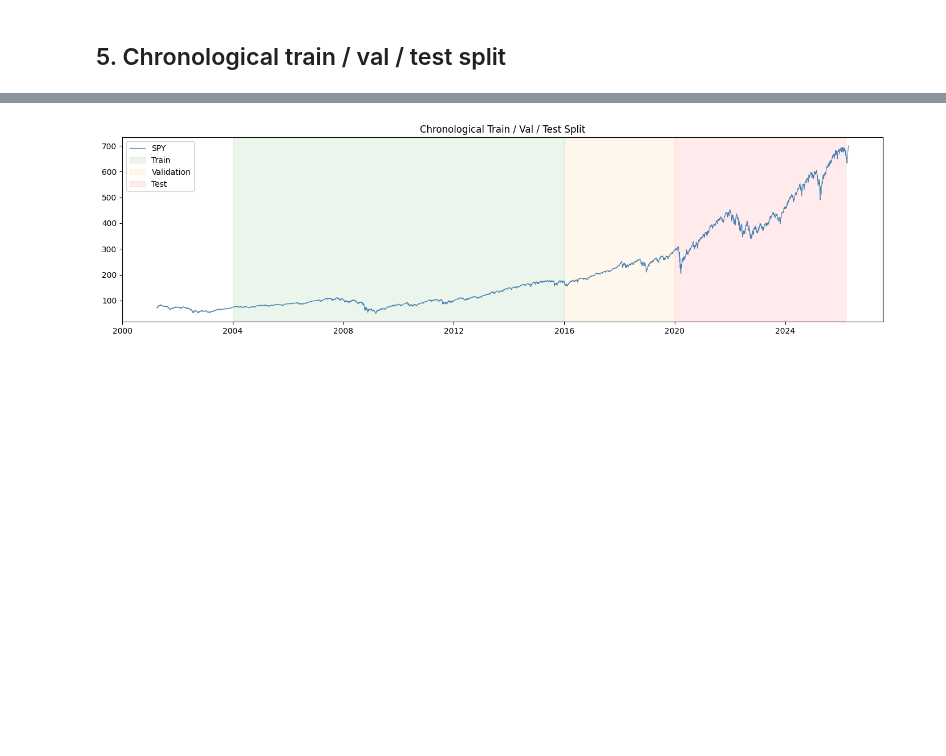
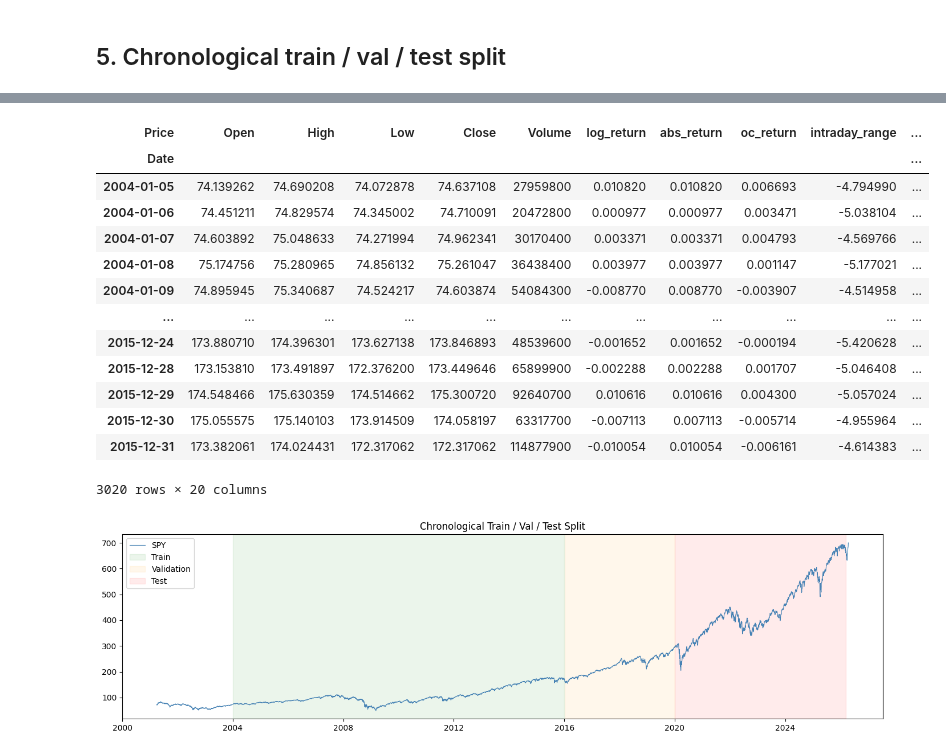
Before and after one commit to maharajhaider/StockVolatilitySight, a Jupyter notebook: notebooks/01_data_collection.ipynb, the cells around one changed output, grey strips where cells are left out. Saved outputs shown, nothing was run; the diff lists cells and outputs as text; code cells hidden in the pictures; blank space fills up the shorter version.

```diff
--- a/notebooks/01_data_collection.ipynb
+++ b/notebooks/01_data_collection.ipynb
@@ -244,6 +261,23 @@ Split
 Train       2004-01-05  2015-12-31  3020
 Validation  2016-01-04  2019-12-31  1006
 Test        2020-01-02  2026-03-16  1558
+# %%
+train
+# %% [output]
+| Price | Open | High | Low | Close | Volume | log_return | abs_return | oc_return | intraday_range | ... |
+| Date |  |  |  |  |  |  |  |  |  | ... |
+| 2004-01-05 | 74.139262 | 74.690208 | 74.072878 | 74.637108 | 27959800 | 0.010820 | 0.010820 | 0.006693 | -4.794990 | ... |
+| 2004-01-06 | 74.451211 | 74.829574 | 74.345002 | 74.710091 | 20472800 | 0.000977 | 0.000977 | 0.003471 | -5.038104 | ... |
+| 2004-01-07 | 74.603892 | 75.048633 | 74.271994 | 74.962341 | 30170400 | 0.003371 | 0.003371 | 0.004793 | -4.569766 | ... |
+| 2004-01-08 | 75.174756 | 75.280965 | 74.856132 | 75.261047 | 36438400 | 0.003977 | 0.003977 | 0.001147 | -5.177021 | ... |
+| 2004-01-09 | 74.895945 | 75.340687 | 74.524217 | 74.603874 | 54084300 | -0.008770 | 0.008770 | -0.003907 | -4.514958 | ... |
+| ... | ... | ... | ... | ... | ... | ... | ... | ... | ... | ... |
+| 2015-12-24 | 173.880710 | 174.396301 | 173.627138 | 173.846893 | 48539600 | -0.001652 | 0.001652 | -0.000194 | -5.420628 | ... |
+| 2015-12-28 | 173.153810 | 173.491897 | 172.376200 | 173.449646 | 65899900 | -0.002288 | 0.002288 | 0.001707 | -5.046408 | ... |
+| 2015-12-29 | 174.548466 | 175.630359 | 174.514662 | 175.300720 | 92640700 | 0.010616 | 0.010616 | 0.004300 | -5.057024 | ... |
+| 2015-12-30 | 175.055575 | 175.140103 | 173.914509 | 174.058197 | 63317700 | -0.007113 | 0.007113 | -0.005714 | -4.955964 | ... |
+| 2015-12-31 | 173.382061 | 174.024431 | 172.317062 | 172.317062 | 114877900 | -0.010054 | 0.010054 | -0.006161 | -4.614383 | ... |
+3020 rows × 20 columns
 # %%
 # Visualise the split boundaries on the price chart
 fig, ax = plt.subplots(figsize=(14, 4))
```
Also changed, not shown: parts of 6 cells of this notebook, 1 other file.
